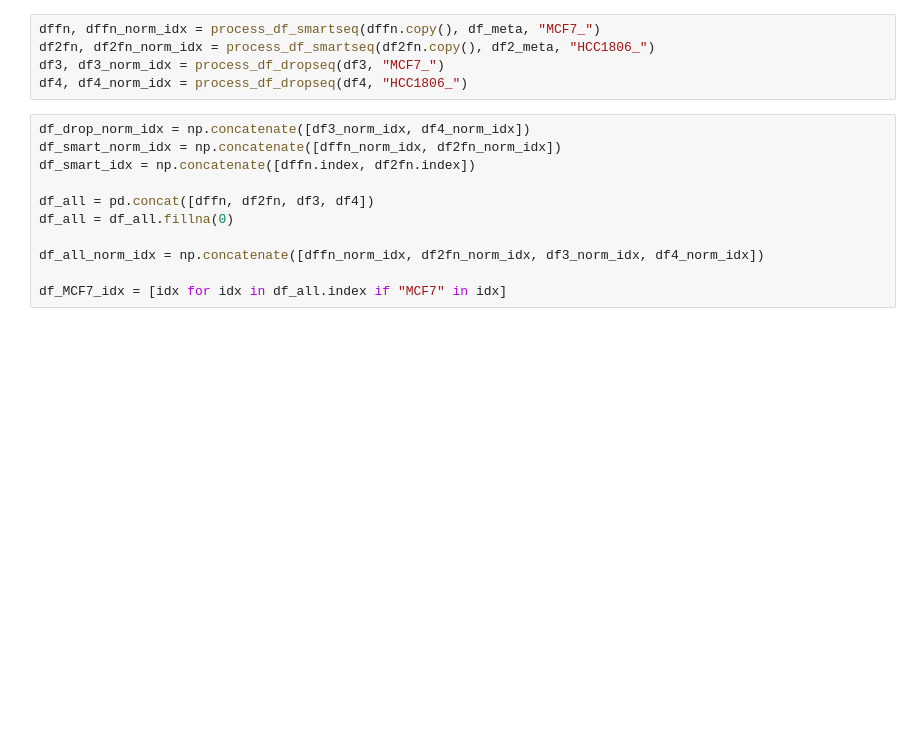
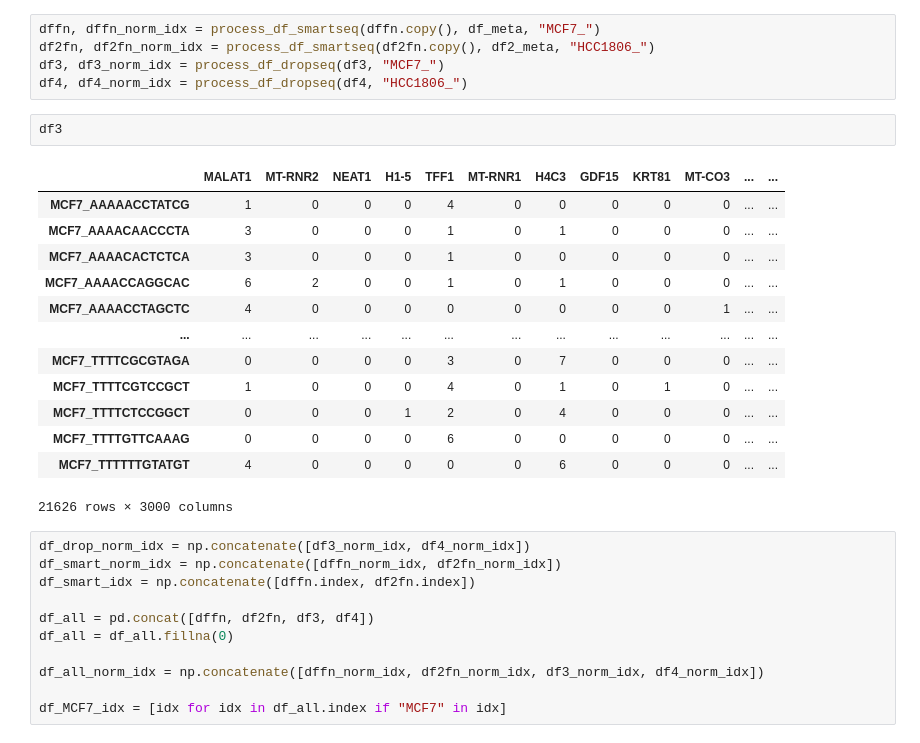
Before and after one commit to AliEmreSenel/BAIAILabProject2024, a Jupyter notebook: alliNNsmartmcf.ipynb, the cells around one changed output. Saved outputs shown, nothing was run; the diff lists cells and outputs as text; blank space fills up the shorter version.

```diff
--- a/alliNNsmartmcf.ipynb
+++ b/alliNNsmartmcf.ipynb
@@ -93,6 +94,22 @@ dffn, dffn_norm_idx = process_df_smartseq(dffn.copy(), df_meta, "MCF7_")
 df2fn, df2fn_norm_idx = process_df_smartseq(df2fn.copy(), df2_meta, "HCC1806_")
 df3, df3_norm_idx = process_df_dropseq(df3, "MCF7_")
 df4, df4_norm_idx = process_df_dropseq(df4, "HCC1806_")
+# %%
+df3
+# %% [output]
+|  | MALAT1 | MT-RNR2 | NEAT1 | H1-5 | TFF1 | MT-RNR1 | H4C3 | GDF15 | KRT81 | MT-CO3 | ... | ... |
+| MCF7_AAAAACCTATCG | 1 | 0 | 0 | 0 | 4 | 0 | 0 | 0 | 0 | 0 | ... | ... |
+| MCF7_AAAACAACCCTA | 3 | 0 | 0 | 0 | 1 | 0 | 1 | 0 | 0 | 0 | ... | ... |
+| MCF7_AAAACACTCTCA | 3 | 0 | 0 | 0 | 1 | 0 | 0 | 0 | 0 | 0 | ... | ... |
+| MCF7_AAAACCAGGCAC | 6 | 2 | 0 | 0 | 1 | 0 | 1 | 0 | 0 | 0 | ... | ... |
+| MCF7_AAAACCTAGCTC | 4 | 0 | 0 | 0 | 0 | 0 | 0 | 0 | 0 | 1 | ... | ... |
+| ... | ... | ... | ... | ... | ... | ... | ... | ... | ... | ... | ... | ... |
+| MCF7_TTTTCGCGTAGA | 0 | 0 | 0 | 0 | 3 | 0 | 7 | 0 | 0 | 0 | ... | ... |
+| MCF7_TTTTCGTCCGCT | 1 | 0 | 0 | 0 | 4 | 0 | 1 | 0 | 1 | 0 | ... | ... |
+| MCF7_TTTTCTCCGGCT | 0 | 0 | 0 | 1 | 2 | 0 | 4 | 0 | 0 | 0 | ... | ... |
+| MCF7_TTTTGTTCAAAG | 0 | 0 | 0 | 0 | 6 | 0 | 0 | 0 | 0 | 0 | ... | ... |
+| MCF7_TTTTTTGTATGT | 4 | 0 | 0 | 0 | 0 | 0 | 6 | 0 | 0 | 0 | ... | ... |
+21626 rows × 3000 columns
 # %%
 df_drop_norm_idx = np.concatenate([df3_norm_idx, df4_norm_idx])
 df_smart_norm_idx = np.concatenate([dffn_norm_idx, df2fn_norm_idx])
```
Also changed, not shown: parts of 17 cells of this notebook.
